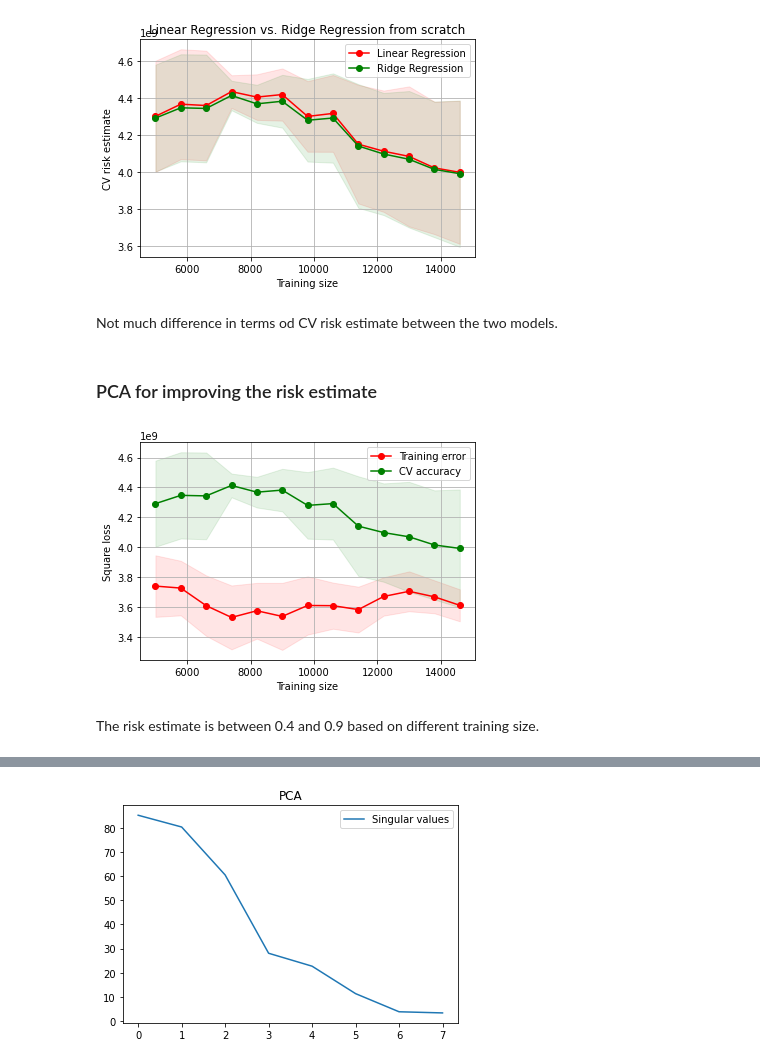
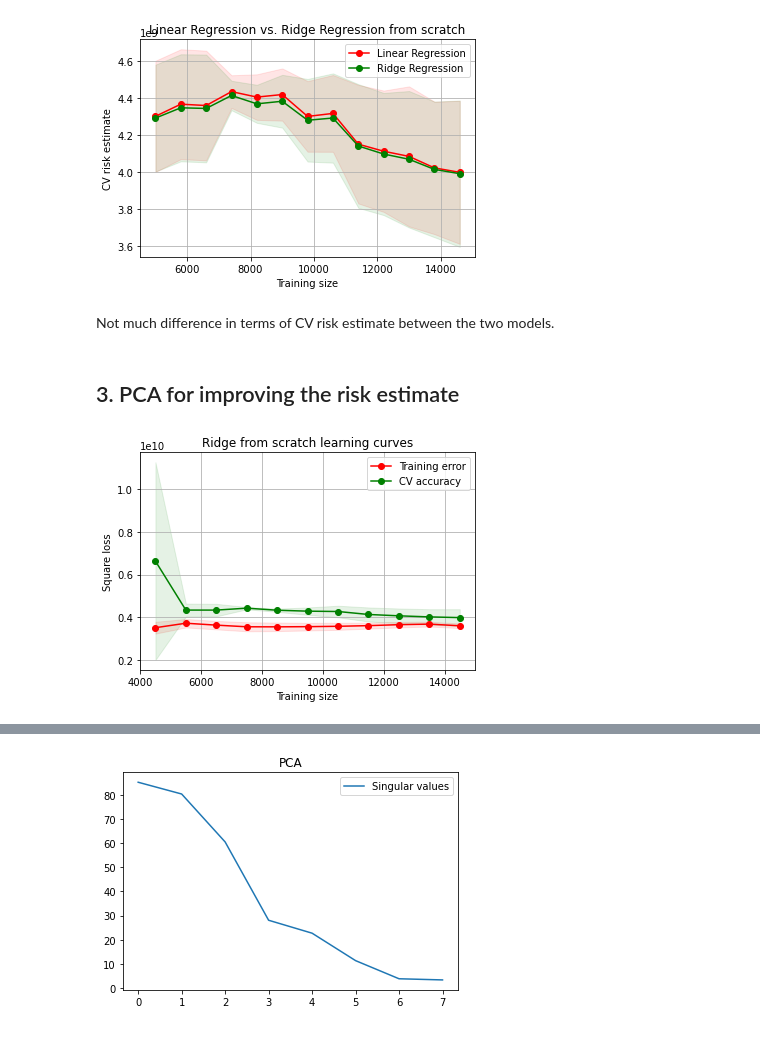
Before and after one commit to martinaviggiano/ml_project, a Jupyter notebook: Machine Learning Project.ipynb, the cells around one changed output, grey strips where cells are left out. Cells and saved outputs as stored; diff of their text form; code cells hidden in the pictures.

```diff
--- a/Machine Learning Project.ipynb
+++ b/Machine Learning Project.ipynb
@@ -603,33 +615,32 @@ lin_rid.savefig("images\Linear and Ridge.png")
 # %% [output]
 [figure]
 # %% [markdown]
-Not much difference in terms od CV risk estimate between the two models.
+Not much difference in terms of CV risk estimate between the two models.
 # %% [markdown]
-### PCA for improving the risk estimate
+## 3. PCA for improving the risk estimate
 # %%
-sizes = range(5000, 14856, 800)
+sizes = range(4500, 14856, 1000)
 learner = MyRidge()
 train_size, train_score, val_score = learning_curve(learner, X_scaled, y, train_sizes=sizes, cv=5, scoring='neg_mean_squared_error')
 # %%
+plt.title('Ridge from scratch learning curves')
 train_score_mean = -np.mean(train_score, axis=1)
 train_score_std = np.std(train_score, axis=1)
 val_score_mean = -np.mean(val_score, axis=1)
 val_score_std = np.std(val_score, axis=1)
 plt.grid()
 plt.fill_between(sizes, train_score_mean - train_score_std,
                  train_score_mean + train_score_std, alpha=0.1,
                  color="r")
 plt.fill_between(sizes, val_score_mean - val_score_std,
                  val_score_mean + val_score_std, alpha=0.1, color="g")
 plt.plot(sizes, train_score_mean, 'o-', color="r",
          label="Training error")
 plt.plot(sizes, val_score_mean, 'o-', color="g",
          label="CV accuracy")
 plt.legend()
 plt.xlabel('Training size')
 plt.ylabel('Square loss')
 plt.show()
 # %% [output]
-[figure, old version]
+[figure, new version]
-# %% [markdown]
-The risk estimate is between 0.4 and 0.9 based on different training size.
```
Also changed, not shown: parts of 79 cells of this notebook.
